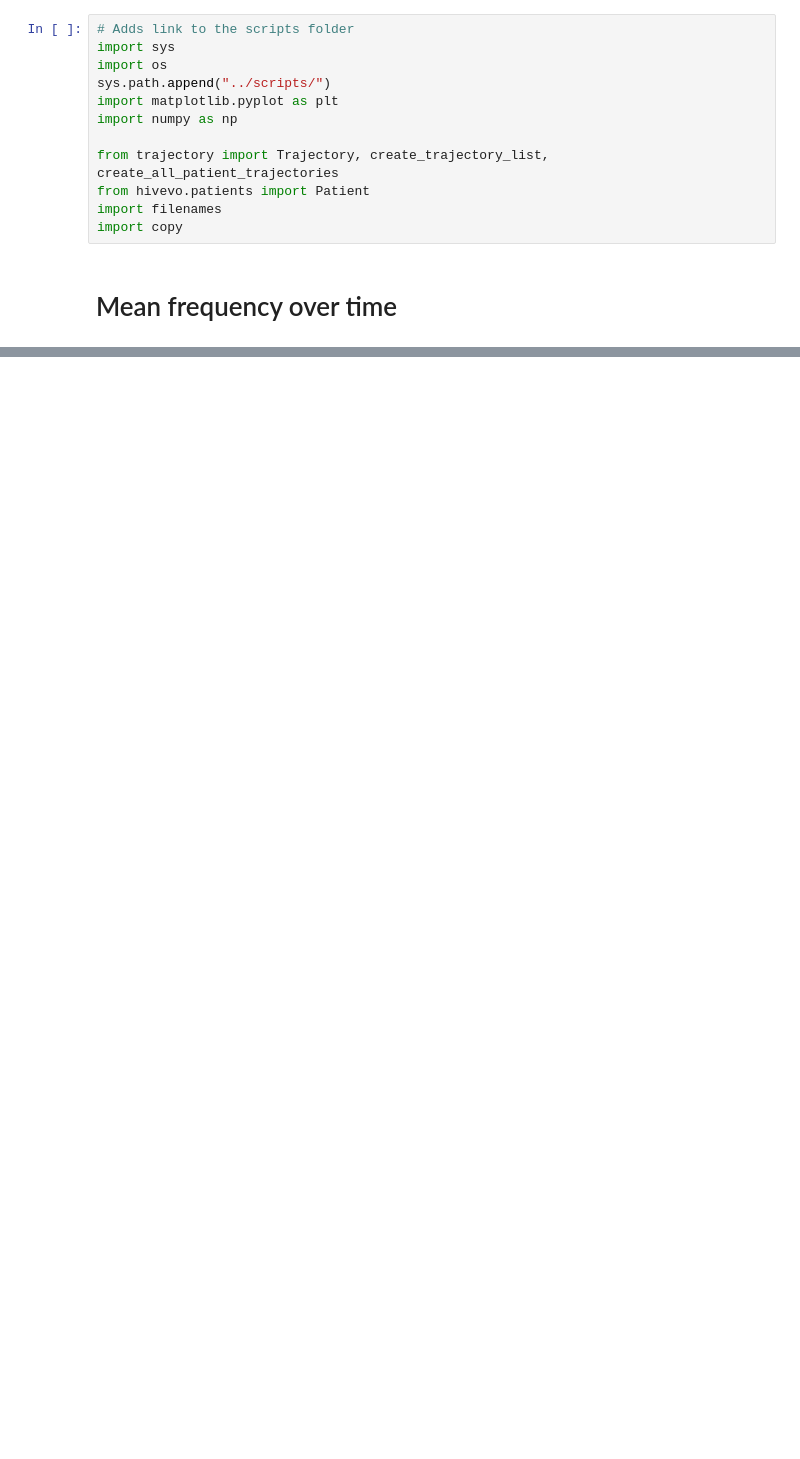
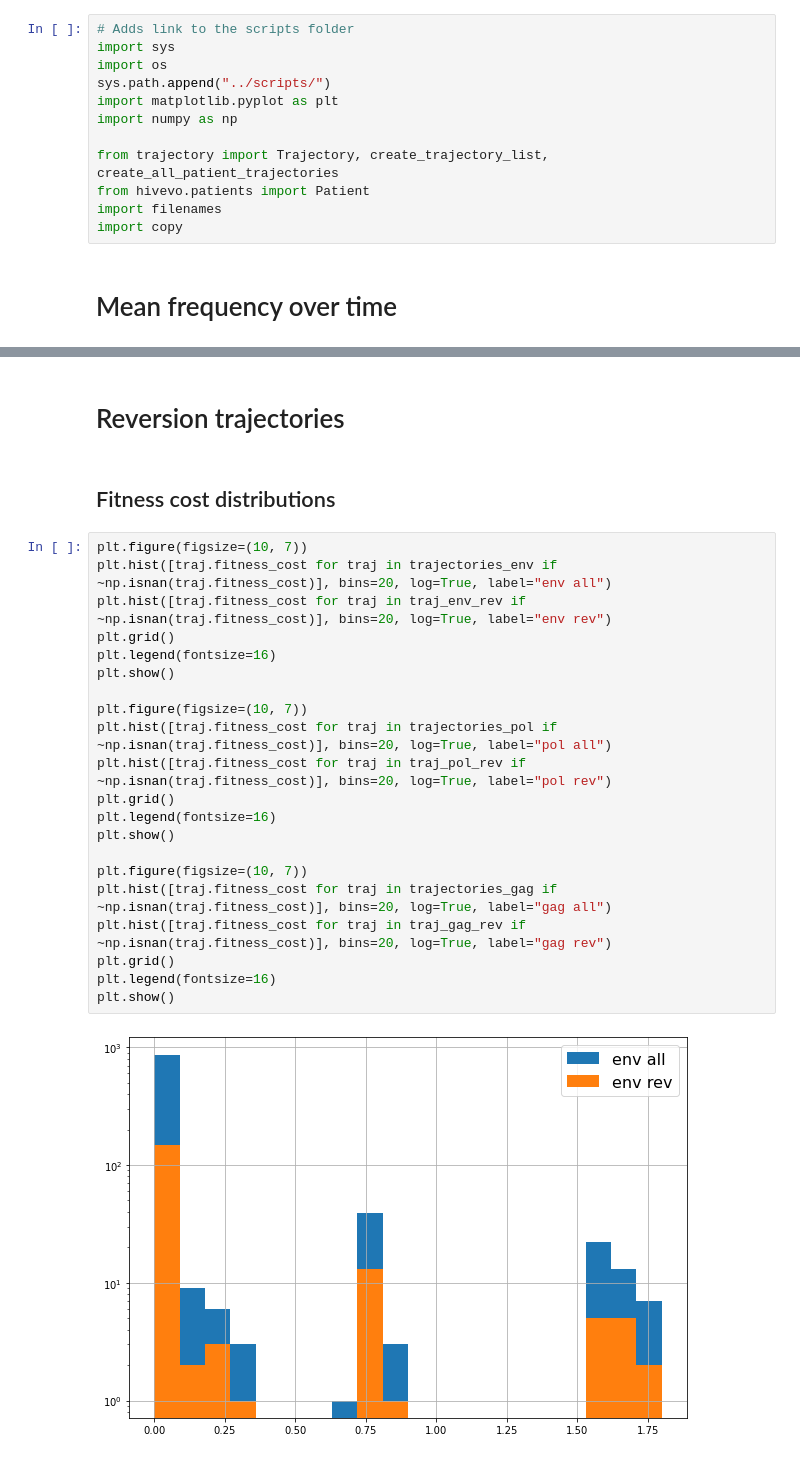
Before and after one commit to neherlab/HIVEVO_recombination, a Jupyter notebook: notebooks/Fitness.ipynb, the cells around one changed output, grey strips where cells are left out. Saved outputs shown, nothing was run; the diff lists cells and outputs as text; blank space fills up the shorter version.

Commit message:
Updated notebook to differentiate between reversion and not reversion

```diff
--- a/notebooks/Fitness.ipynb
+++ b/notebooks/Fitness.ipynb
@@ -275,0 +107,27 @@ print(len(rev_high), len(non_rev_high))
+# %% [markdown]
+# Reversion trajectories
+# %% [markdown]
+## Fitness cost distributions
+# %%
+plt.figure(figsize=(10, 7))
+plt.hist([traj.fitness_cost for traj in trajectories_env if ~np.isnan(traj.fitness_cost)], bins=20, log=True, label="env all")
+plt.hist([traj.fitness_cost for traj in traj_env_rev if ~np.isnan(traj.fitness_cost)], bins=20, log=True, label="env rev")
+plt.grid()
+plt.legend(fontsize=16)
+plt.show()
+
+plt.figure(figsize=(10, 7))
+plt.hist([traj.fitness_cost for traj in trajectories_pol if ~np.isnan(traj.fitness_cost)], bins=20, log=True, label="pol all")
+plt.hist([traj.fitness_cost for traj in traj_pol_rev if ~np.isnan(traj.fitness_cost)], bins=20, log=True, label="pol rev")
+plt.grid()
+plt.legend(fontsize=16)
+plt.show()
+
+plt.figure(figsize=(10, 7))
+plt.hist([traj.fitness_cost for traj in trajectories_gag if ~np.isnan(traj.fitness_cost)], bins=20, log=True, label="gag all")
+plt.hist([traj.fitness_cost for traj in traj_gag_rev if ~np.isnan(traj.fitness_cost)], bins=20, log=True, label="gag rev")
+plt.grid()
+plt.legend(fontsize=16)
+plt.show()
+# %% [output]
+[figure, added]
```
Also changed, not shown: parts of 55 cells of this notebook.
